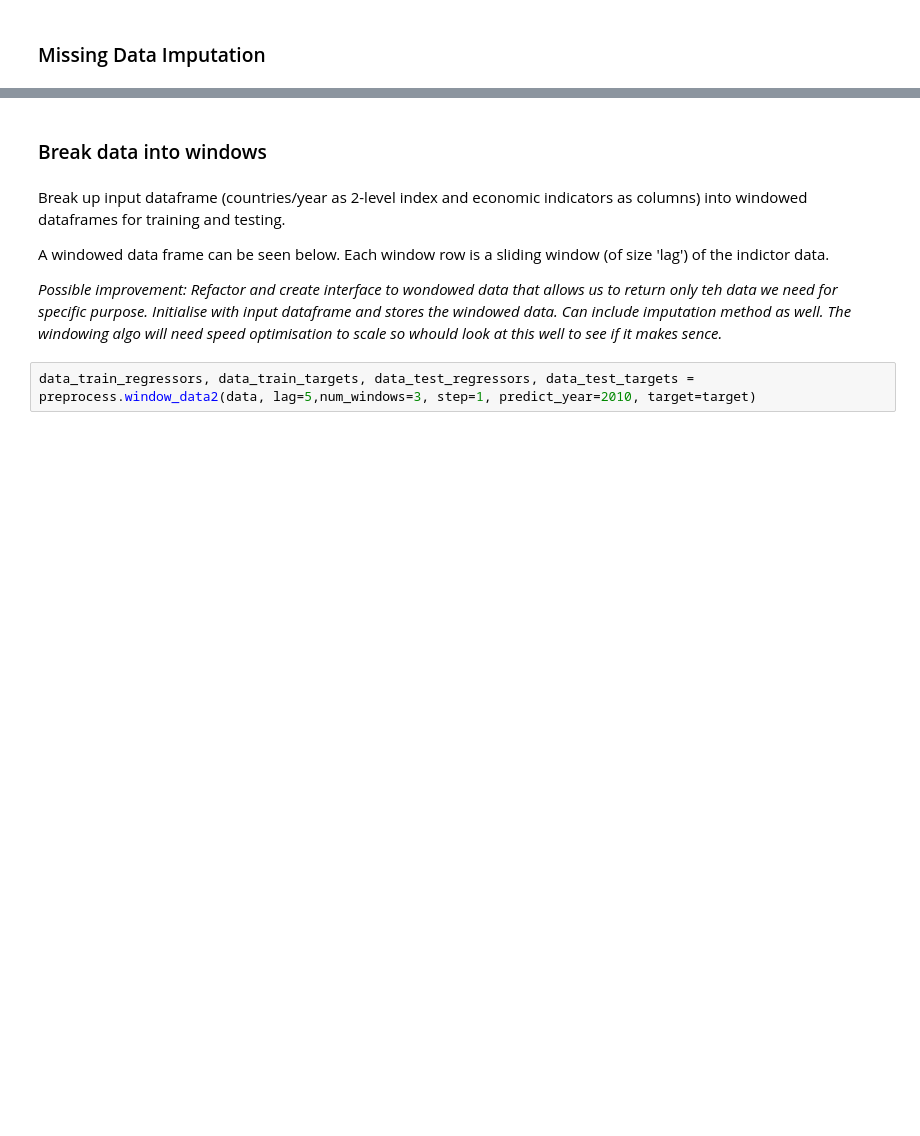
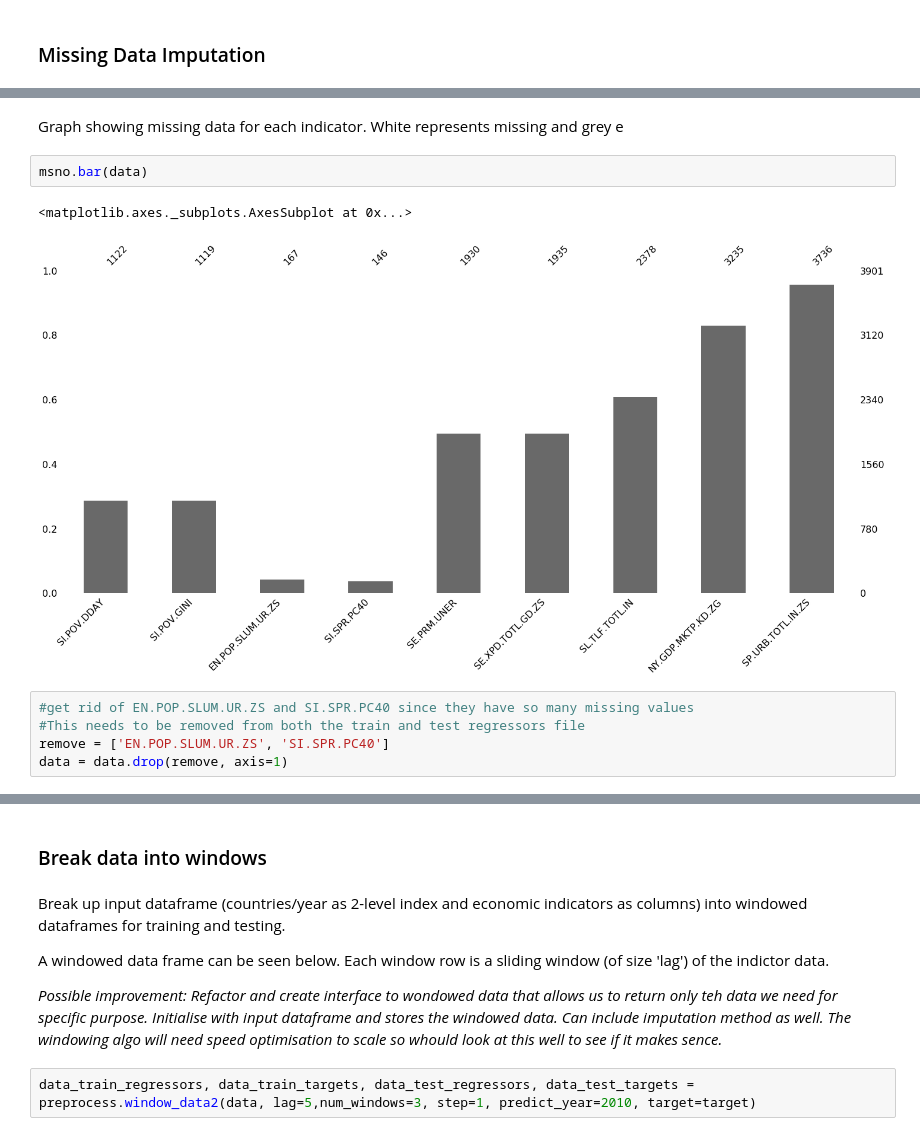
Before and after one commit to FergusOBoyle/sustainable-dev-goals-forecasting, a Jupyter notebook: notebooks/linear_regression_predictor.ipynb, the cells around one changed output, grey strips where cells are left out. Cells and saved outputs as stored; diff of their text form; blank space fills up the shorter version.

```diff
--- a/notebooks/linear_regression_predictor.ipynb
+++ b/notebooks/linear_regression_predictor.ipynb
@@ -73,0 +75,12 @@ dtype: float64
+# %% [markdown]
+Graph showing missing data for each indicator. White represents missing and grey e
+# %%
+msno.bar(data)
+# %% [output]
+<matplotlib.axes._subplots.AxesSubplot at 0x...>
+[figure, added]
+# %%
+#get rid of EN.POP.SLUM.UR.ZS and SI.SPR.PC40 since they have so many missing values
+#This needs to be removed from both the train and test regressors file
+remove = ['EN.POP.SLUM.UR.ZS', 'SI.SPR.PC40']
+data = data.drop(remove, axis=1)
```
Also changed, not shown: parts of 17 cells of this notebook, 1 other file.
